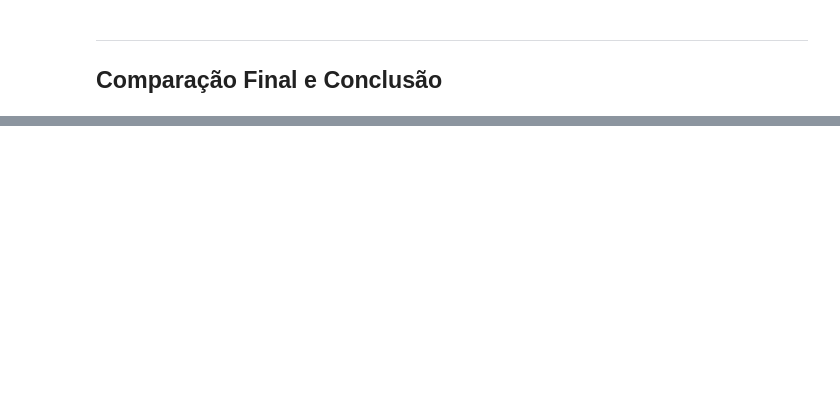
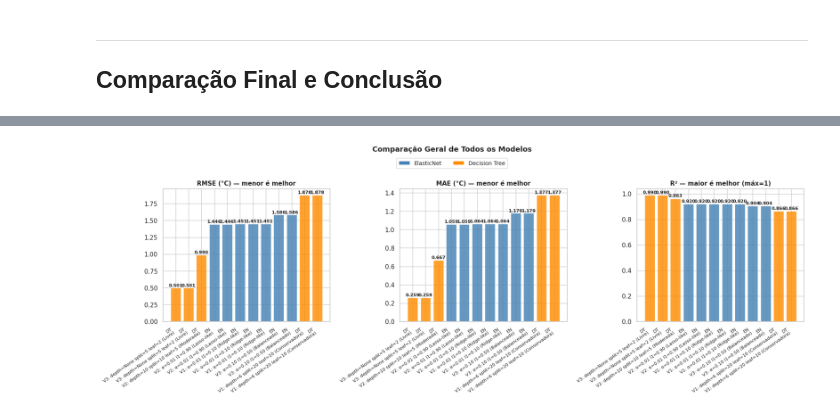
Before and after one commit to Ronaldo-Junior1/analise-dados-atividade2, a Jupyter notebook: ArquivoPrincipal.ipynb, the cells around one changed output, grey strips where cells are left out. Drawn from its saved outputs; the diff is of its cells as text; code cells hidden in the pictures; blank space fills up the shorter version.

```diff
--- a/ArquivoPrincipal.ipynb
+++ b/ArquivoPrincipal.ipynb
@@ -933,3 +968,18 @@ plt.show()
 # %% [markdown]
 ---
 ## Comparação Final e Conclusão
+# %%
+df_res = pd.DataFrame(resultados)
+df_res['Algoritmo'] = df_res['Modelo'].apply(
+    lambda x: 'ElasticNet' if x.startswith('EN') else 'Decision Tree'
+)
+df_res = df_res.sort_values('RMSE').reset_index(drop=True)
+df_res.index += 1
+
+print('=== TABELA COMPARATIVA — TODOS OS MODELOS (ordenado por RMSE no teste) ===')
+print()
+print(df_res[['Modelo','RMSE','MAE','R²','RMSE_treino','Algoritmo']].to_string())
+print()
+print('Colunas:')
+print('  RMSE / MAE: erro no conjunto de TESTE (dados nunca vistos)')
+print('  RMSE_treino: erro no conjunto de treino — se muito menor que RMSE, há overfitting')
@@ -935,0 +1006,29 @@ plt.show()
+# %%
+cores_bar = ['darkorange' if 'DT' in m else 'steelblue' for m in df_res['Modelo']]
+nomes_curtos = [m.replace('EN ', 'EN\n').replace('DT ', 'DT\n') for m in df_res['Modelo']]
+
+fig, axes = plt.subplots(1, 3, figsize=(18, 6))
+
+for ax, metrica, titulo in zip(
+    axes,
+    ['RMSE', 'MAE', 'R²'],
+    ['RMSE (°C) — menor é melhor', 'MAE (°C) — menor é melhor', 'R² — maior é melhor (máx=1)']
+):
+    bars = ax.bar(range(len(df_res)), df_res[metrica], color=cores_bar, alpha=0.82, edgecolor='white')
+    ax.set_title(titulo, fontsize=11, fontweight='bold')
+    ax.set_xticks(range(len(df_res)))
+    ax.set_xticklabels(nomes_curtos, rotation=35, ha='right', fontsize=8)
+    for bar, val in zip(bars, df_res[metrica]):
+        ax.text(bar.get_x() + bar.get_width()/2, bar.get_height() + 0.005,
+                f'{val:.3f}', ha='center', va='bottom', fontsize=8, fontweight='bold')
+
+from matplotlib.patches import Patch
+legenda = [Patch(facecolor='steelblue', label='ElasticNet'),
+           Patch(facecolor='darkorange', label='Decision Tree')]
+fig.legend(handles=legenda, loc='upper center', ncol=2, fontsize=10, bbox_to_anchor=(0.5, 1.02))
+
+plt.suptitle('Comparação Geral de Todos os Modelos', fontsize=13, fontweight='bold', y=1.06)
+plt.tight_layout()
+plt.show()
+# %% [output]
+[figure, added]
```
Also changed, not shown: parts of 4 cells of this notebook.
